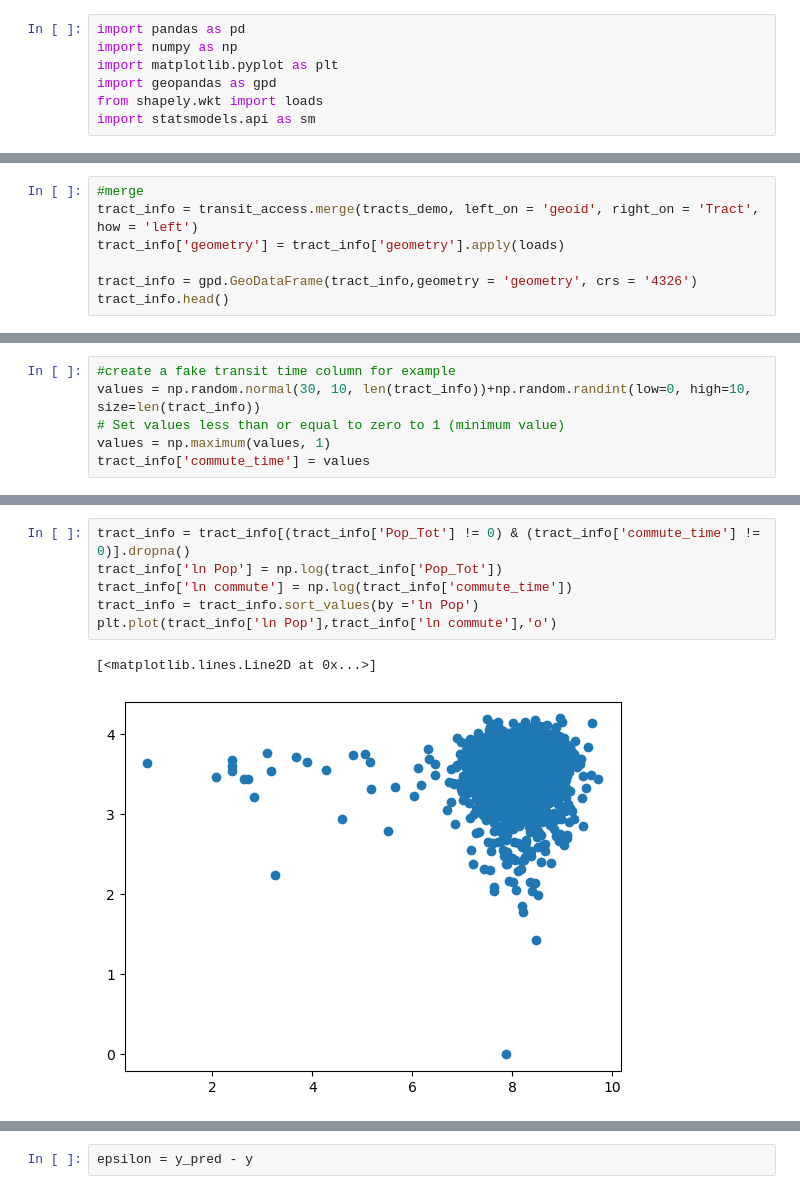
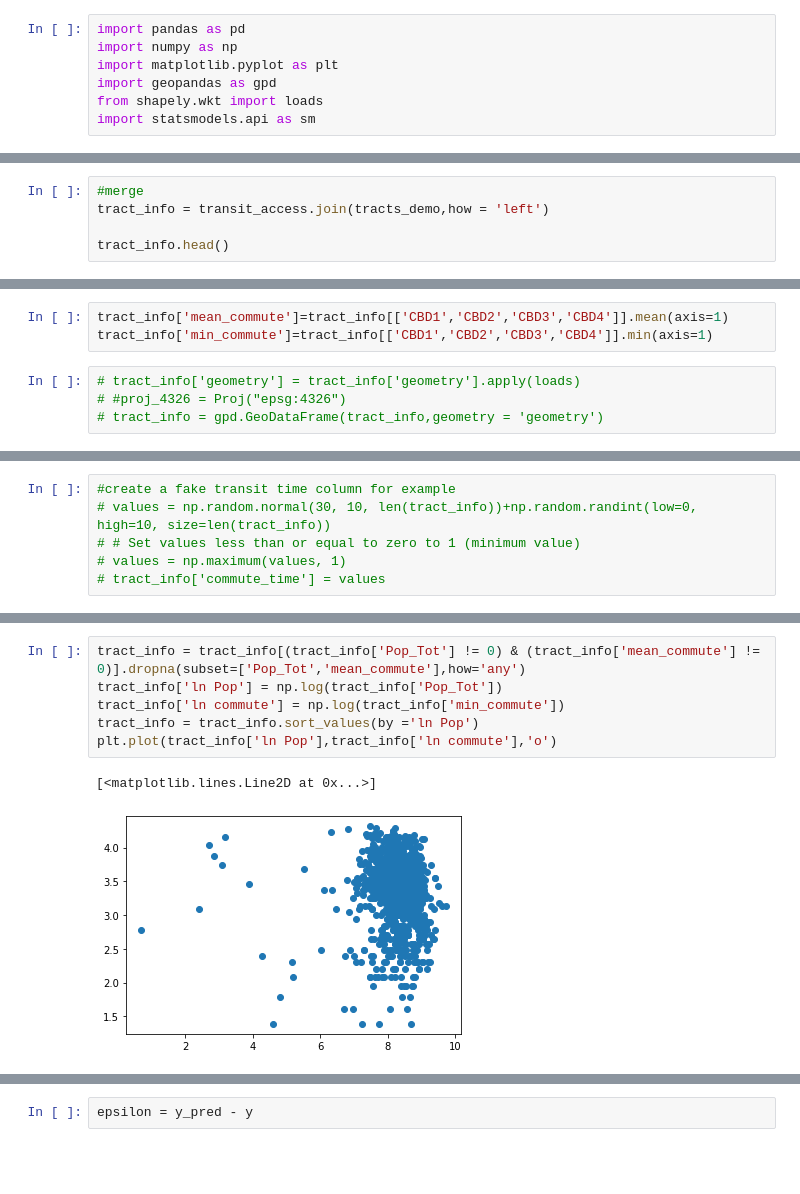
Before and after one commit to emj1020/complex_urban_systems_finalproj, a Jupyter notebook: Scripts/SAMI.ipynb, the cells around one changed output, grey strips where cells are left out. Drawn from its saved outputs; the diff is of its cells as text; blank space fills up the shorter version.

Commit message:
Travel time results

```diff
--- a/Scripts/SAMI.ipynb
+++ b/Scripts/SAMI.ipynb
@@ -27,0 +55,5 @@ transit_access.head()
+# %%
+#merge
+tract_info = transit_access.join(tracts_demo,how = 'left')
+
+tract_info.head()
@@ -28,7 +68,7 @@ transit_access.head()
+# %%
+tract_info['mean_commute']=tract_info[['CBD1','CBD2','CBD3','CBD4']].mean(axis=1)
+tract_info['min_commute']=tract_info[['CBD1','CBD2','CBD3','CBD4']].min(axis=1)
 # %%
-#merge
-tract_info = transit_access.merge(tracts_demo, left_on = 'geoid', right_on = 'Tract', how = 'left')
-tract_info['geometry'] = tract_info['geometry'].apply(loads)
-
-tract_info = gpd.GeoDataFrame(tract_info,geometry = 'geometry', crs = '4326')
-tract_info.head()
+# tract_info['geometry'] = tract_info['geometry'].apply(loads)
+# #proj_4326 = Proj("epsg:4326")
+# tract_info = gpd.GeoDataFrame(tract_info,geometry = 'geometry')
@@ -50,6 +82,6 @@ tract_info.plot(column = 'Pop_Tot', k=10, scheme='Quantiles', legend=True,
 # %%
 #create a fake transit time column for example
-values = np.random.normal(30, 10, len(tract_info))+np.random.randint(low=0, high=10, size=len(tract_info))
-# Set values less than or equal to zero to 1 (minimum value)
-values = np.maximum(values, 1)
-tract_info['commute_time'] = values
+# values = np.random.normal(30, 10, len(tract_info))+np.random.randint(low=0, high=10, size=len(tract_info))
+# # Set values less than or equal to zero to 1 (minimum value)
+# values = np.maximum(values, 1)
+# tract_info['commute_time'] = values
@@ -56,12 +98,12 @@ tract_info['commute_time'] = values
 # %%
-tract_info = tract_info[(tract_info['Pop_Tot'] != 0) & (tract_info['commute_time'] != 0)].dropna()
+tract_info = tract_info[(tract_info['Pop_Tot'] != 0) & (tract_info['mean_commute'] != 0)].dropna(subset=['Pop_Tot','mean_commute'],how='any')
 tract_info['ln Pop'] = np.log(tract_info['Pop_Tot'])
-tract_info['ln commute'] = np.log(tract_info['commute_time'])
+tract_info['ln commute'] = np.log(tract_info['min_commute'])
 tract_info = tract_info.sort_values(by ='ln Pop')
 plt.plot(tract_info['ln Pop'],tract_info['ln commute'],'o')
 # %% [output]
 [<matplotlib.lines.Line2D at 0x...>]
-[figure, old version]
+[figure, new version]
 # %%
 # Extract the two variables of interest
 X = tract_info['ln Pop']
```
Also changed, not shown: parts of 9 cells of this notebook, 2 other files.
